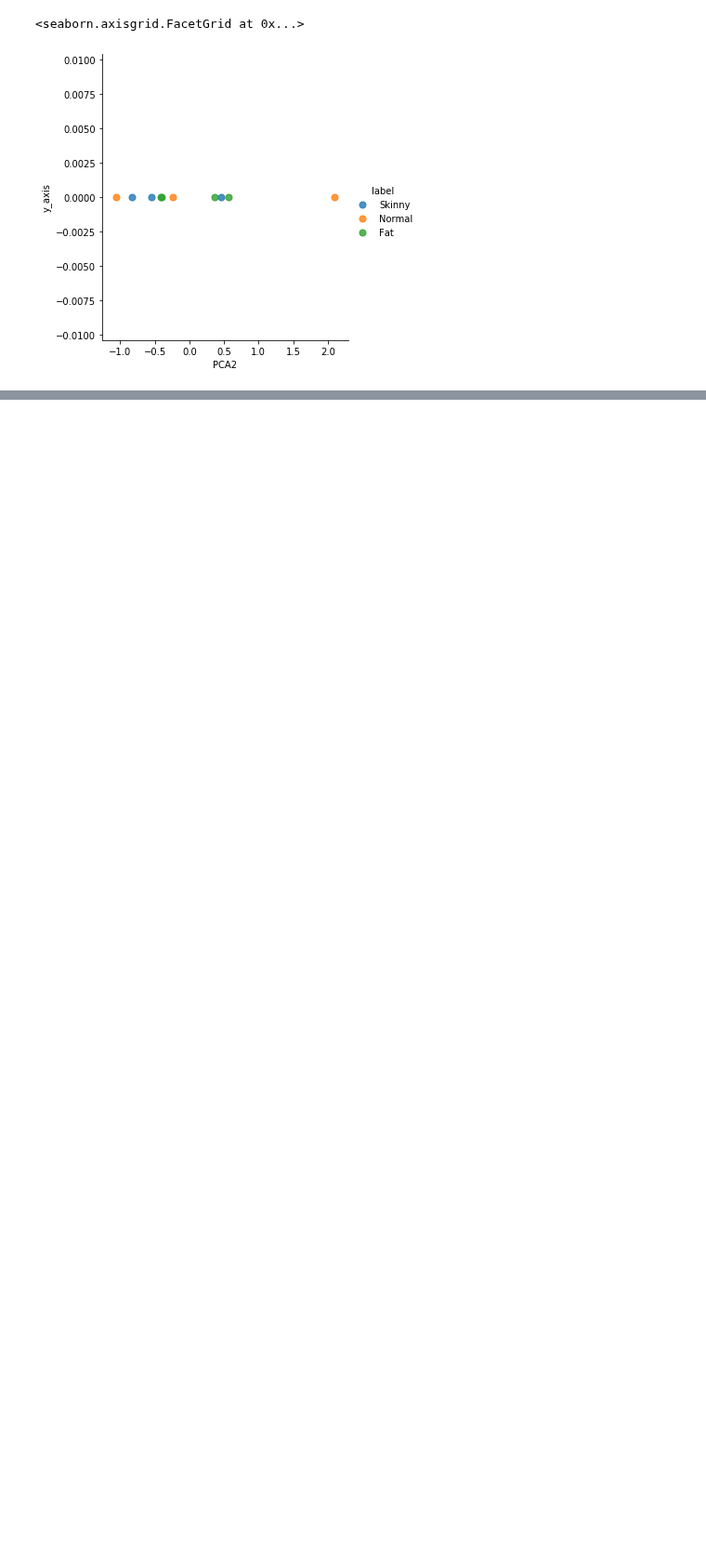
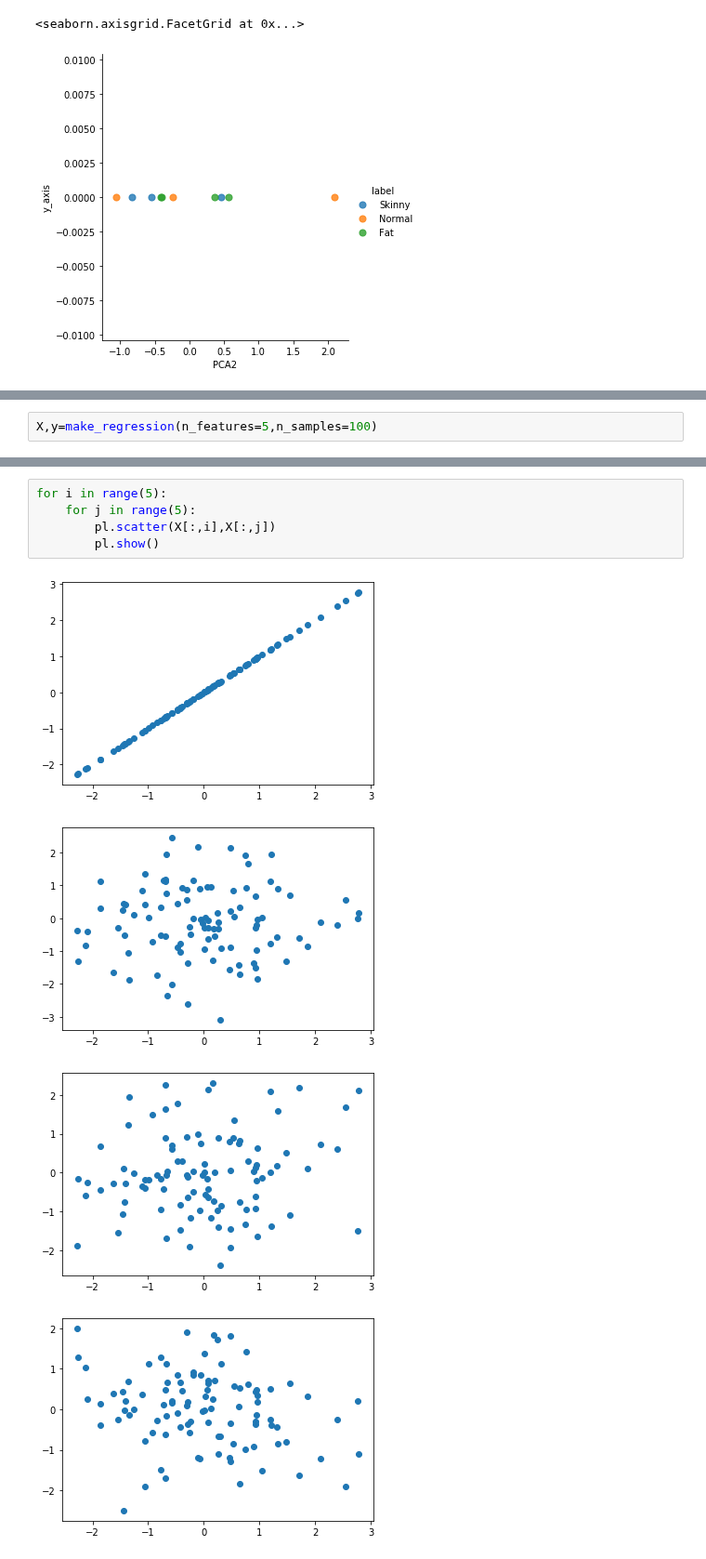
Before and after one commit to rissuuuu/DataScience, a Jupyter notebook: DeepLearning_Complete/PCA.ipynb, the cells around one changed output, grey strips where cells are left out. Shown at 93% size. Saved outputs shown, nothing was run; the diff lists cells and outputs as text; blank space fills up the shorter version.

```diff
--- a/DeepLearning_Complete/PCA.ipynb
+++ b/DeepLearning_Complete/PCA.ipynb
@@ -166,0 +225,2 @@ sns.lmplot('PCA2','y_axis',data=a,fit_reg=False,scatter_kws={'s':50},
+# %%
+X,y=make_regression(n_features=5,n_samples=100)
@@ -166,0 +229,10 @@ sns.lmplot('PCA2','y_axis',data=a,fit_reg=False,scatter_kws={'s':50},
+# %%
+for i in range(5):
+    for j in range(5):
+        pl.scatter(X[:,i],X[:,j])
+        pl.show()
+# %% [output]
+[figure, added]
+[figure, added]
+[figure, added]
+[figure, added]
```
Also changed, not shown: parts of 14 cells of this notebook.
